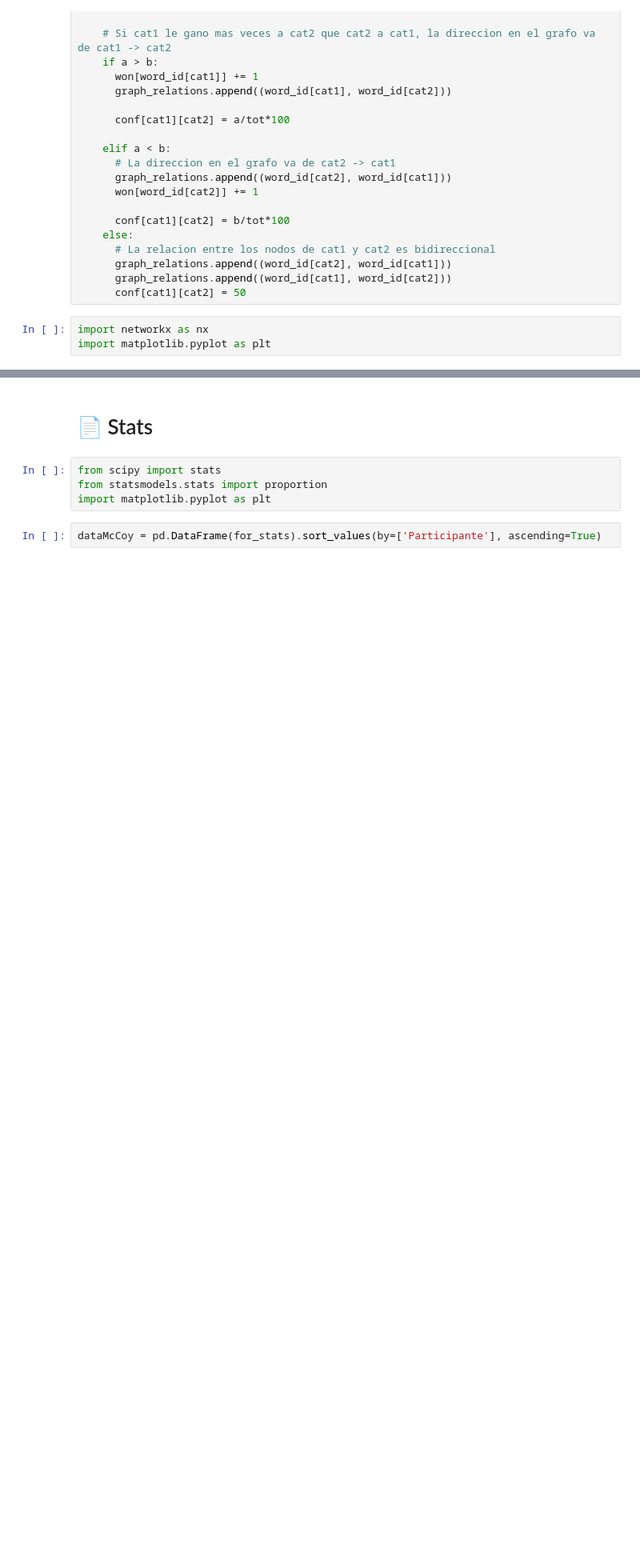
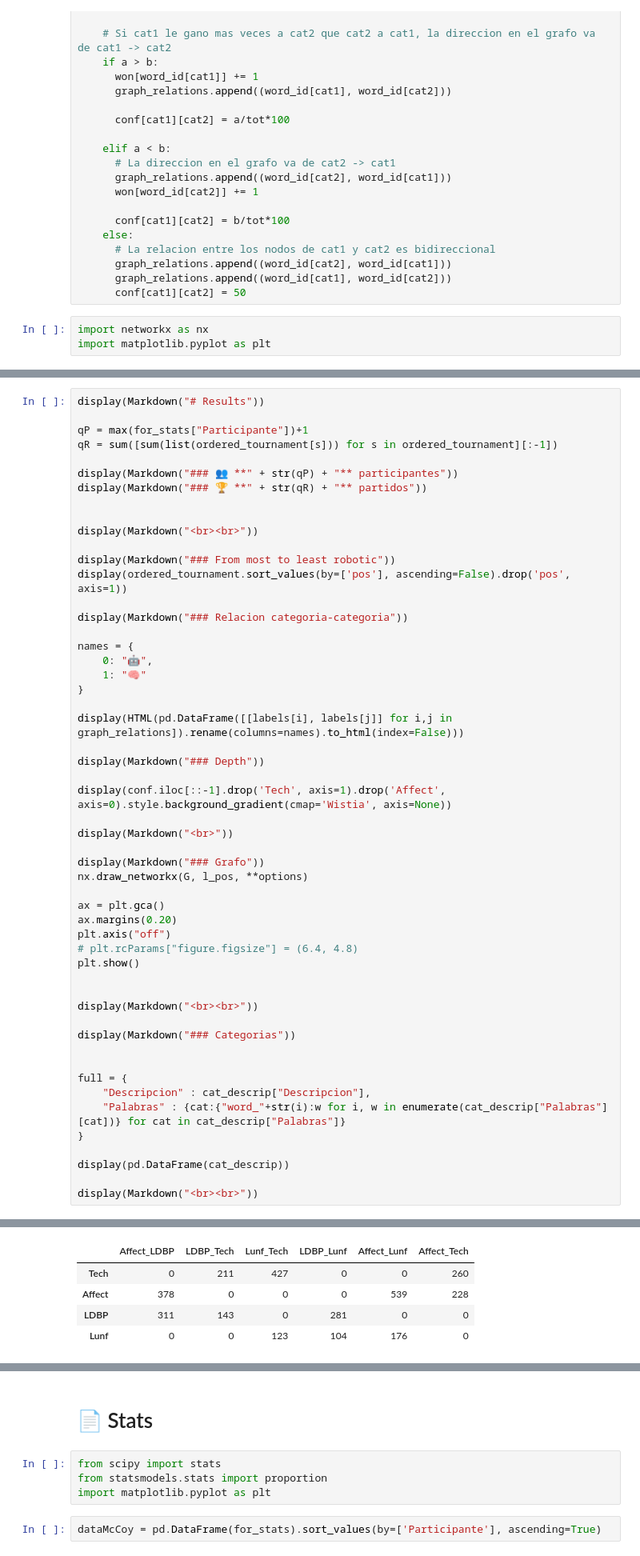
Before and after one commit to IgnacioPardo/DavidBlade, a Jupyter notebook: David_Blade.ipynb, the cells around one changed output, grey strips where cells are left out. Shown at 80% size. Saved outputs shown, nothing was run; the diff lists cells and outputs as text; blank space fills up the shorter version.

```diff
--- a/David_Blade.ipynb
+++ b/David_Blade.ipynb
@@ -411,0 +333,54 @@ display(Markdown("<br><br>"))
+# %%
+display(Markdown("# Results"))
+
+qP = max(for_stats["Participante"])+1
+qR = sum([sum(list(ordered_tournament[s])) for s in ordered_tournament][:-1])
+
+display(Markdown("### 👥 **" + str(qP) + "** participantes"))
+display(Markdown("### 🏆 **" + str(qR) + "** partidos"))
+
+
+display(Markdown("<br><br>"))
+
+display(Markdown("### From most to least robotic"))
+display(ordered_tournament.sort_values(by=['pos'], ascending=False).drop('pos', axis=1))
+
+display(Markdown("### Relacion categoria-categoria"))
+
+names = {
+    0: "🤖",
+    1: "🧠"
+}
+
+display(HTML(pd.DataFrame([[labels[i], labels[j]] for i,j in graph_relations]).rename(columns=names).to_html(index=False)))
+
+display(Markdown("### Depth"))
+
+display(conf.iloc[::-1].drop('Tech', axis=1).drop('Affect', axis=0).style.background_gradient(cmap='Wistia', axis=None))
+
+display(Markdown("<br>"))
+
+display(Markdown("### Grafo"))
+nx.draw_networkx(G, l_pos, **options)
+
+ax = plt.gca()
+ax.margins(0.20)
+plt.axis("off")
+# plt.rcParams["figure.figsize"] = (6.4, 4.8)
+plt.show()
+
+
+display(Markdown("<br><br>"))
+
+display(Markdown("### Categorias"))
+
+
+full = {
+    "Descripcion" : cat_descrip["Descripcion"],
+    "Palabras" : {cat:{"word_"+str(i):w for i, w in enumerate(cat_descrip["Palabras"][cat])} for cat in cat_descrip["Palabras"]}
+}
+
+display(pd.DataFrame(cat_descrip))
+
+display(Markdown("<br><br>"))
+# %% [output]
@@ -411,0 +392,5 @@ display(Markdown("<br><br>"))
+|  | Affect_LDBP | LDBP_Tech | Lunf_Tech | LDBP_Lunf | Affect_Lunf | Affect_Tech |
+| Tech | 0 | 211 | 427 | 0 | 0 | 260 |
+| Affect | 378 | 0 | 0 | 0 | 539 | 228 |
+| LDBP | 311 | 143 | 0 | 281 | 0 | 0 |
+| Lunf | 0 | 0 | 123 | 104 | 176 | 0 |
```
Also changed, not shown: parts of 10 cells of this notebook.
